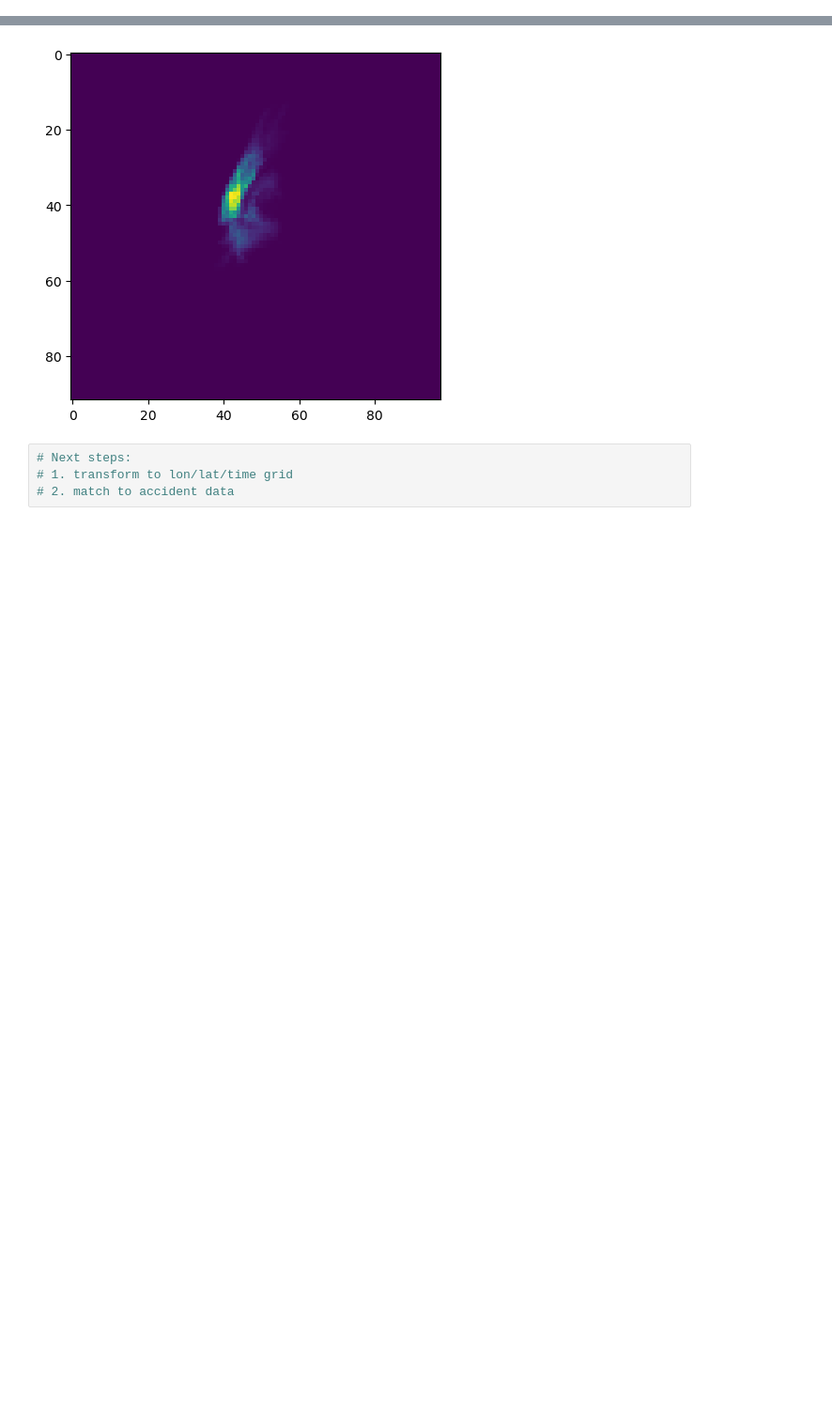
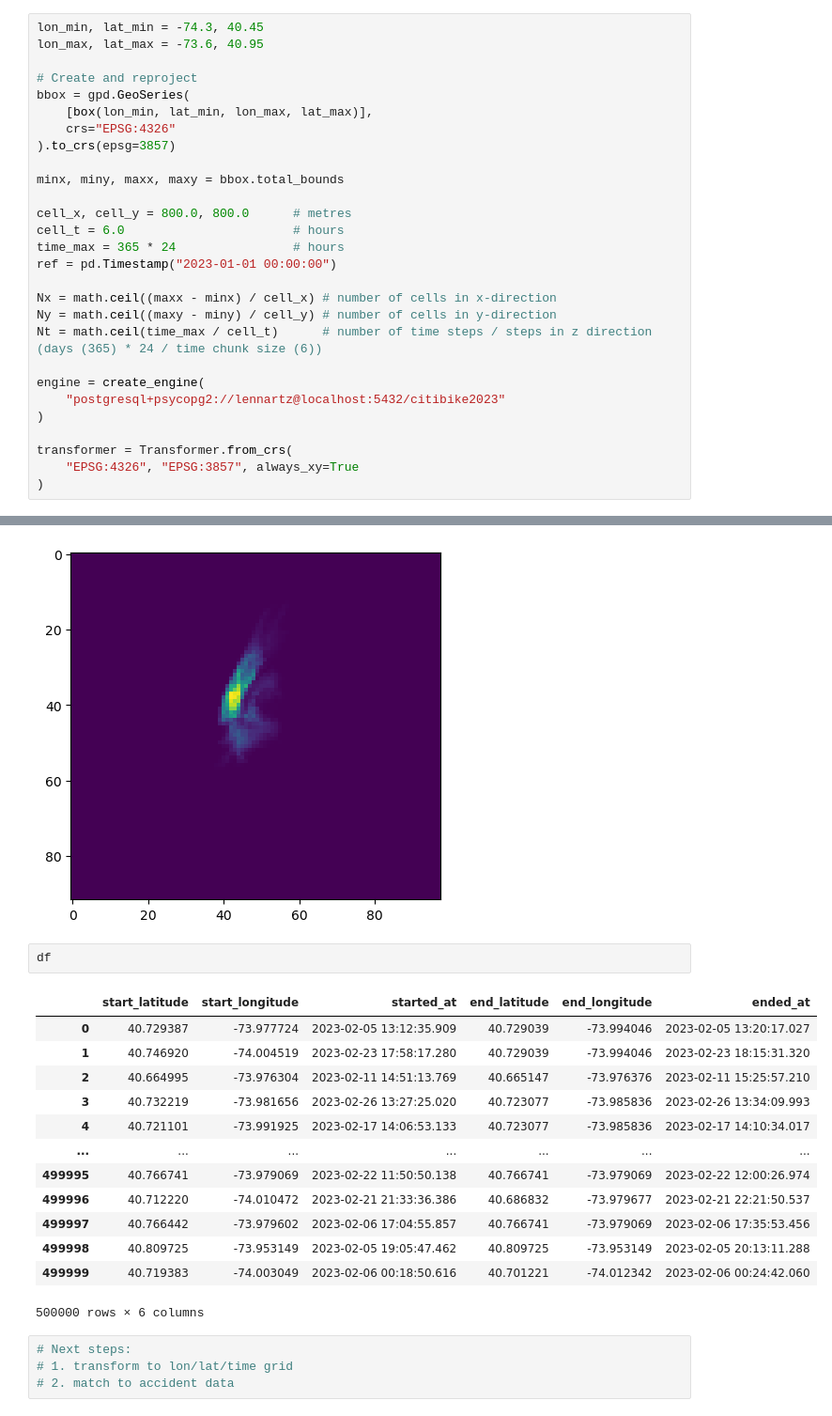
Before and after one commit to jlennartz/citi-bike, a Jupyter notebook: src/jupyter/rasterization_testing.ipynb, the cells around one changed output, grey strips where cells are left out. Shown at 94% size. Cells and saved outputs as stored; diff of their text form; blank space fills up the shorter version.

```diff
--- a/src/jupyter/rasterization_testing.ipynb
+++ b/src/jupyter/rasterization_testing.ipynb
@@ -208,4 +80,32 @@ Actual GeoDataFrame rows: 9016
 For this we need to normalize accident counts by trips taken. We transform the map and time to a 3D grid. A trip is a line through this, and we can use Bresenham to find voxels (read places at some time) it passed through. This is conveniently implemented in scikit image lineNd (limitations are num_voxels).
 1. try it
 2. multiprocess it for our gazillion trips
+# %%
+lon_min, lat_min = -74.3, 40.45
+lon_max, lat_max = -73.6, 40.95
+
+# Create and reproject
+bbox = gpd.GeoSeries(
+    [box(lon_min, lat_min, lon_max, lat_max)],
+    crs="EPSG:4326"
+).to_crs(epsg=3857)
+
+minx, miny, maxx, maxy = bbox.total_bounds
+
+cell_x, cell_y = 800.0, 800.0      # metres
+cell_t = 6.0                       # hours
+time_max = 365 * 24                # hours
+ref = pd.Timestamp("2023-01-01 00:00:00")
+
+Nx = math.ceil((maxx - minx) / cell_x) # number of cells in x-direction
+Ny = math.ceil((maxy - miny) / cell_y) # number of cells in y-direction
+Nt = math.ceil(time_max / cell_t)      # number of time steps / steps in z direction (days (365) * 24 / time chunk size (6))
+
+engine = create_engine(
+    "postgresql+psycopg2://lennartz@localhost:5432/citibike2023"
+)
+
+transformer = Transformer.from_crs(
+    "EPSG:4326", "EPSG:3857", always_xy=True
+)
 # %%
@@ -415,6 +302,22 @@ plt.imshow(np.flipud(counts_time_flattened))
 # %% [output]
 <matplotlib.image.AxesImage at 0x...>
 [figure]
+# %%
+df
+# %% [output]
+|  | start_latitude | start_longitude | started_at | end_latitude | end_longitude | ended_at |
+| 0 | 40.729387 | -73.977724 | 2023-02-05 13:12:35.909 | 40.729039 | -73.994046 | 2023-02-05 13:20:17.027 |
+| 1 | 40.746920 | -74.004519 | 2023-02-23 17:58:17.280 | 40.729039 | -73.994046 | 2023-02-23 18:15:31.320 |
+| 2 | 40.664995 | -73.976304 | 2023-02-11 14:51:13.769 | 40.665147 | -73.976376 | 2023-02-11 15:25:57.210 |
+| 3 | 40.732219 | -73.981656 | 2023-02-26 13:27:25.020 | 40.723077 | -73.985836 | 2023-02-26 13:34:09.993 |
+| 4 | 40.721101 | -73.991925 | 2023-02-17 14:06:53.133 | 40.723077 | -73.985836 | 2023-02-17 14:10:34.017 |
+| ... | ... | ... | ... | ... | ... | ... |
+| 499995 | 40.766741 | -73.979069 | 2023-02-22 11:50:50.138 | 40.766741 | -73.979069 | 2023-02-22 12:00:26.974 |
+| 499996 | 40.712220 | -74.010472 | 2023-02-21 21:33:36.386 | 40.686832 | -73.979677 | 2023-02-21 22:21:50.537 |
+| 499997 | 40.766442 | -73.979602 | 2023-02-06 17:04:55.857 | 40.766741 | -73.979069 | 2023-02-06 17:35:53.456 |
+| 499998 | 40.809725 | -73.953149 | 2023-02-05 19:05:47.462 | 40.809725 | -73.953149 | 2023-02-05 20:13:11.288 |
+| 499999 | 40.719383 | -74.003049 | 2023-02-06 00:18:50.616 | 40.701221 | -74.012342 | 2023-02-06 00:24:42.060 |
+500000 rows × 6 columns
 # %%
 # Next steps:
 # 1. transform to lon/lat/time grid
```
Also changed, not shown: parts of 17 cells of this notebook.
